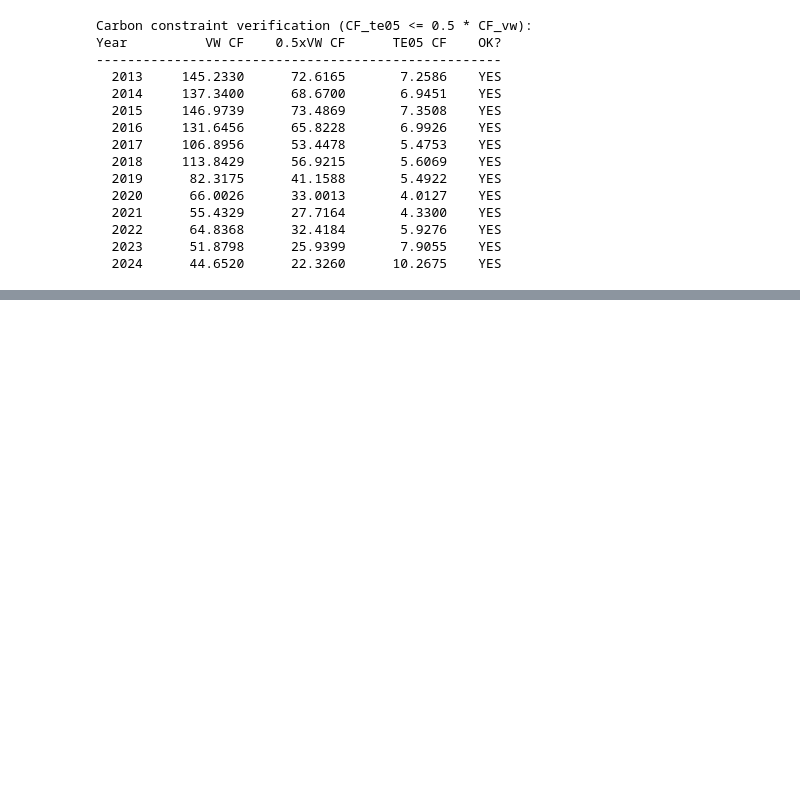
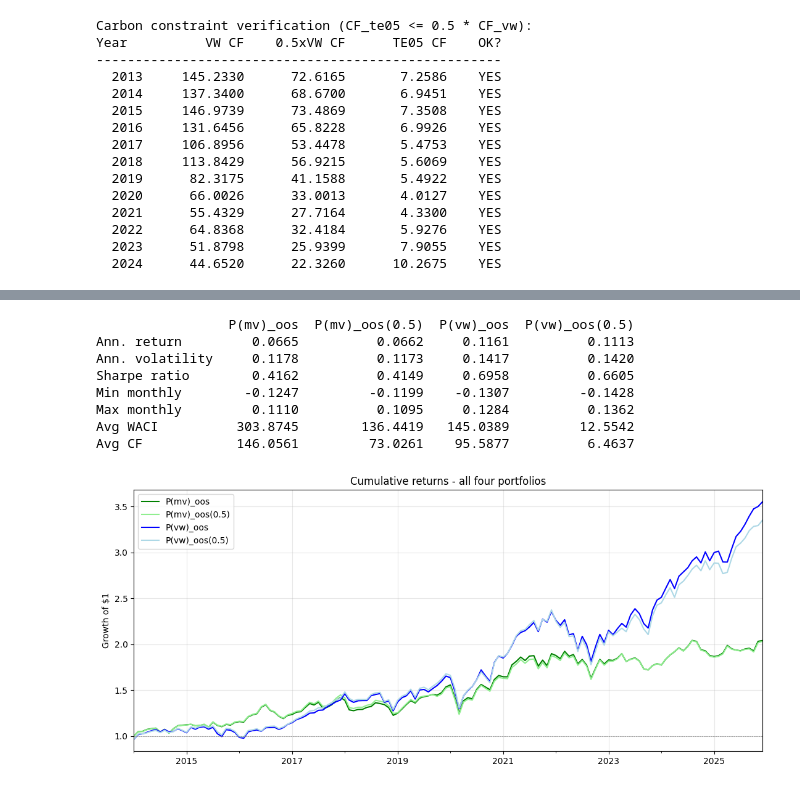
Before and after one commit to Saarujan06/Sustainability-Aware-Asset-Management-Project, a Jupyter notebook: final.ipynb, the cells around one changed output, grey strips where cells are left out. Drawn from its saved outputs; the diff is of its cells as text; code cells hidden in the pictures; blank space fills up the shorter version.

Commit message:
4.1 Net Zero Portfolio

```diff
--- a/final.ipynb
+++ b/final.ipynb
@@ -2502,0 +2540,77 @@ Year          VW CF    0.5xVW CF      TE05 CF    OK?
+# %%
+# Align the four series on the same months
+idx = (compare_df.index
+       .intersection(mvp05_returns_idx.index)
+       .intersection(te05_returns_idx.index))
+
+mvp   = compare_df.loc[idx, "Rp_mvp"]
+vw    = compare_df.loc[idx, "Rp_vw"]
+mvp05 = mvp05_returns_idx.loc[idx]
+te05  = te05_returns_idx.loc[idx]
+
+# Performance stats
+stats = pd.DataFrame([
+    summary_stats(mvp,   "P(mv)_oos",      rf_monthly=rf_monthly_avg),
+    summary_stats(mvp05, "P(mv)_oos(0.5)", rf_monthly=rf_monthly_avg),
+    summary_stats(vw,    "P(vw)_oos",      rf_monthly=rf_monthly_avg),
+    summary_stats(te05,  "P(vw)_oos(0.5)", rf_monthly=rf_monthly_avg),
+]).set_index("portfolio")
+
+# Average WACI and CF across screen years
+years = sorted(set(mvp_waci_by_year) & set(mvp05_waci_by_year)
+               & set(vw_waci_by_year) & set(te05_waci_by_year))
+mean = lambda d: np.nanmean([d[y] for y in years])
+
+table = pd.DataFrame({
+    "P(mv)_oos":      [stats.loc["P(mv)_oos","ann_mean_return"],
+                       stats.loc["P(mv)_oos","ann_volatility"],
+                       stats.loc["P(mv)_oos","sharpe_ratio"],
+                       stats.loc["P(mv)_oos","min_monthly_return"],
+                       stats.loc["P(mv)_oos","max_monthly_return"],
+                       mean(mvp_waci_by_year), mean(mvp_cf_by_year)],
+    "P(mv)_oos(0.5)": [stats.loc["P(mv)_oos(0.5)","ann_mean_return"],
+                       stats.loc["P(mv)_oos(0.5)","ann_volatility"],
+                       stats.loc["P(mv)_oos(0.5)","sharpe_ratio"],
+                       stats.loc["P(mv)_oos(0.5)","min_monthly_return"],
+                       stats.loc["P(mv)_oos(0.5)","max_monthly_return"],
+                       mean(mvp05_waci_by_year), mean(mvp05_cf_by_year)],
+    "P(vw)_oos":      [stats.loc["P(vw)_oos","ann_mean_return"],
+                       stats.loc["P(vw)_oos","ann_volatility"],
+                       stats.loc["P(vw)_oos","sharpe_ratio"],
+                       stats.loc["P(vw)_oos","min_monthly_return"],
+                       stats.loc["P(vw)_oos","max_monthly_return"],
+                       mean(vw_waci_by_year), mean(vw_cf_by_year)],
+    "P(vw)_oos(0.5)": [stats.loc["P(vw)_oos(0.5)","ann_mean_return"],
+                       stats.loc["P(vw)_oos(0.5)","ann_volatility"],
+                       stats.loc["P(vw)_oos(0.5)","sharpe_ratio"],
+                       stats.loc["P(vw)_oos(0.5)","min_monthly_return"],
+                       stats.loc["P(vw)_oos(0.5)","max_monthly_return"],
+                       mean(te05_waci_by_year), mean(te05_cf_by_year)],
+}, index=["Ann. return", "Ann. volatility", "Sharpe ratio",
+         "Min monthly", "Max monthly", "Avg WACI", "Avg CF"])
+
+print(table.round(4).to_string())
+table.to_csv(OUT_DIR / "section34_comparison_table.csv")
+
+# Cumulative returns plot
+fig, ax = plt.subplots(figsize=(11, 5))
+(1+mvp).cumprod().plot(ax=ax, color="green",      label="P(mv)_oos")
+(1+mvp05).cumprod().plot(ax=ax, color="lightgreen",label="P(mv)_oos(0.5)")
+(1+vw).cumprod().plot(ax=ax, color="blue",        label="P(vw)_oos")
+(1+te05).cumprod().plot(ax=ax, color="lightblue", label="P(vw)_oos(0.5)")
+ax.axhline(1, color="grey", linestyle="--", linewidth=0.5)
+ax.set_title("Cumulative returns - all four portfolios")
+ax.set_ylabel("Growth of $1"); ax.legend(); ax.grid(alpha=0.3)
+plt.tight_layout()
+fig.savefig(OUT_DIR / "section34_cumulative_returns.png", dpi=300, bbox_inches="tight")
+plt.show()
+# %% [output]
+                 P(mv)_oos  P(mv)_oos(0.5)  P(vw)_oos  P(vw)_oos(0.5)
+Ann. return         0.0665          0.0662     0.1161          0.1113
+Ann. volatility     0.1178          0.1173     0.1417          0.1420
+Sharpe ratio        0.4162          0.4149     0.6958          0.6605
+Min monthly        -0.1247         -0.1199    -0.1307         -0.1428
+Max monthly         0.1110          0.1095     0.1284          0.1362
+Avg WACI          303.8745        136.4419   145.0389         12.5542
+Avg CF            146.0561         73.0261    95.5877          6.4637
+[figure, added]
```
Also changed, not shown: parts of 6 cells of this notebook, 6 other files.
